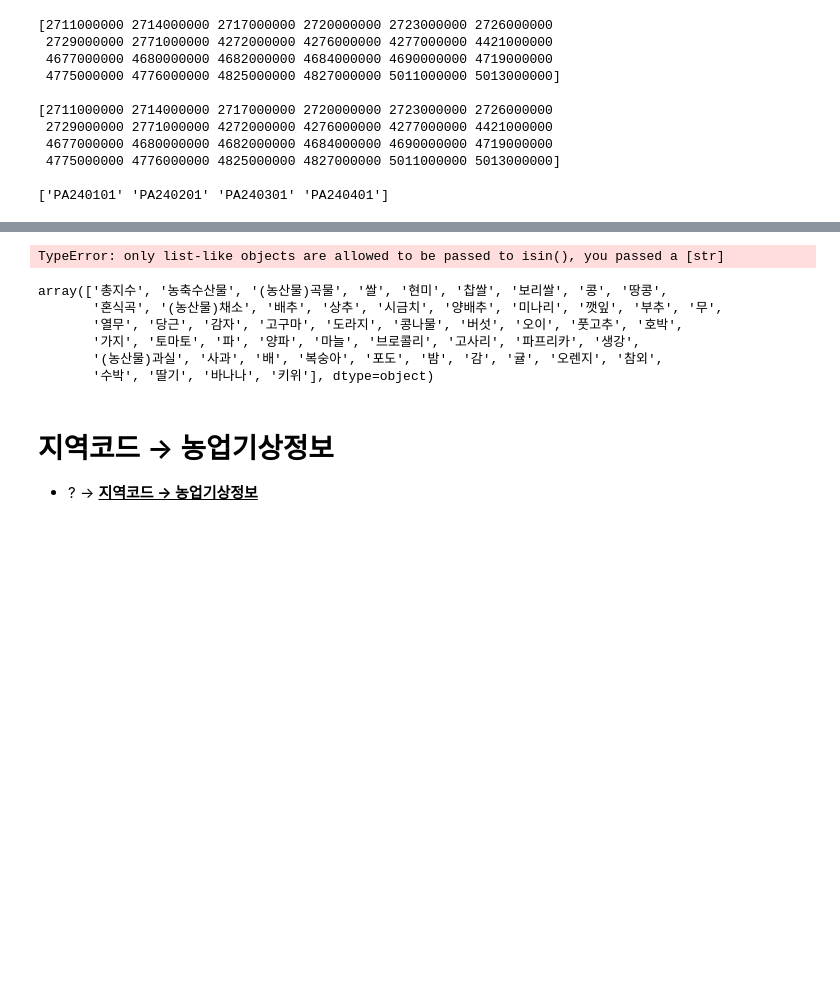
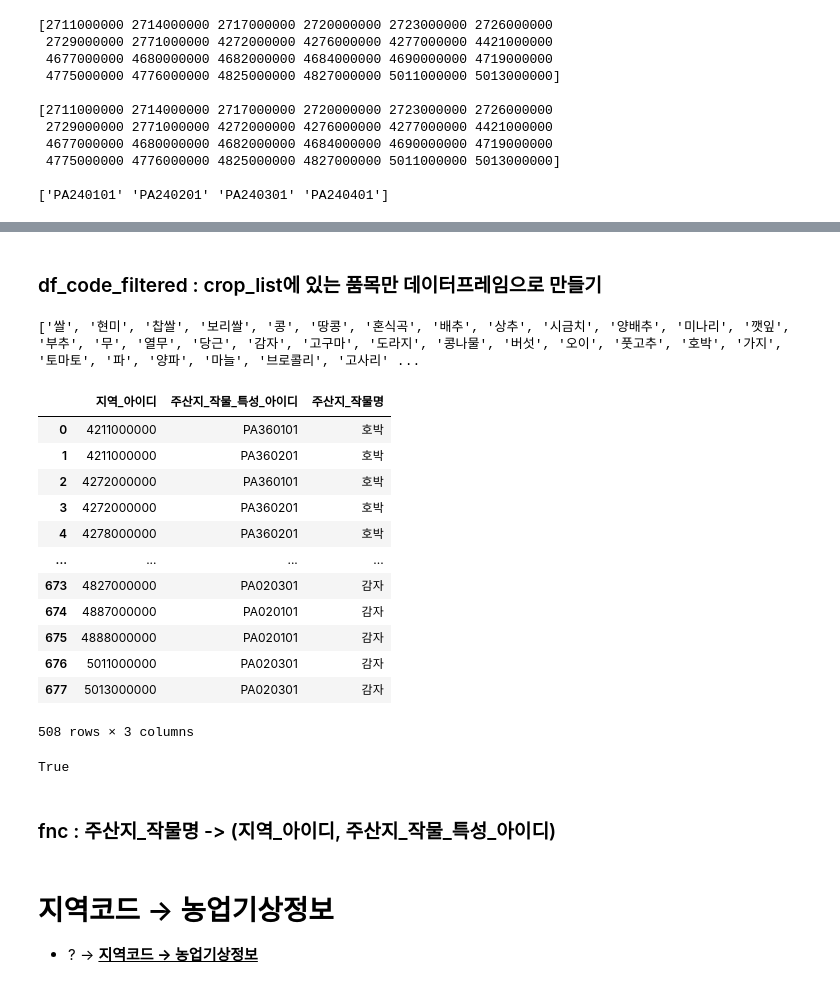
Before and after one commit to mols3131d/Agricultural-Products-Price-Prediction-, a Jupyter notebook: Data Collection/AgriWeather.ipynb, the cells around one changed output, grey strips where cells are left out. Drawn from its saved outputs; the diff is of its cells as text; code cells hidden in the pictures; blank space fills up the shorter version.

```diff
--- a/Data Collection/AgriWeather.ipynb
+++ b/Data Collection/AgriWeather.ipynb
@@ -232,17 +190,12 @@ print(
 # %% [output]
 True
 # %%
-df = df_code_raw.copy()
-df = df[df["주산지_작물명"] == "양배추"]["지역_아이디"]
-print(df.unique())
+# 한 품목에 대한 id 탐색
+print(df[df["주산지_작물명"] == "양배추"]["지역_아이디"].unique())
 print()
-df = df_code_raw.copy()
-df = df[df["주산지_작물명"].isin(["양배추"])]["지역_아이디"]
-print(df.unique())
+print(df[df["주산지_작물명"].isin(["양배추"])]["지역_아이디"].unique())
 print()
-df = df_code_raw.copy()
-df = df[df["주산지_작물명"] == "양배추"]["주산지_작물_특성_아이디"]
-print(df.unique())
+print(df[df["주산지_작물명"] == "양배추"]["주산지_작물_특성_아이디"].unique())
 # %% [output]
 [2711000000 2714000000 2717000000 2720000000 2723000000 2726000000
  2729000000 2771000000 4272000000 4276000000 4277000000 4421000000
@@ -261,16 +211,38 @@ print(df.unique())
-# %%
-for i in corp_list:
-    df[df.isin(i)]
-# %% [output]
-TypeError: only list-like objects are allowed to be passed to isin(), you passed a [str]
-# %%
-file_path = f"{data_path}소비자물가지수_품목별_연도별_월별_filtered.csv"
-df_filtered = pd.read_csv(file_path)
-df_filtered["품목별"].map(lambda x:x.strip(('\u3000'))).values
-# %% [output]
-array(['총지수', '농축수산물', '(농산물)곡물', '쌀', '현미', '찹쌀', '보리쌀', '콩', '땅콩',
-       '혼식곡', '(농산물)채소', '배추', '상추', '시금치', '양배추', '미나리', '깻잎', '부추', '무',
-       '열무', '당근', '감자', '고구마', '도라지', '콩나물', '버섯', '오이', '풋고추', '호박',
-       '가지', '토마토', '파', '양파', '마늘', '브로콜리', '고사리', '파프리카', '생강',
-       '(농산물)과실', '사과', '배', '복숭아', '포도', '밤', '감', '귤', '오렌지', '참외',
-       '수박', '딸기', '바나나', '키위'], dtype=object)
+# %% [markdown]
+### df_code_filtered : crop_list에 있는 품목만 데이터프레임으로 만들기
+# %%
+import definitions
+
+crop_list = definitions.crop_list
+print(crop_list)
+# %% [output]
+['쌀', '현미', '찹쌀', '보리쌀', '콩', '땅콩', '혼식곡', '배추', '상추', '시금치', '양배추', '미나리', '깻잎', '부추', '무', '열무', '당근', '감자', '고구마', '도라지', '콩나물', '버섯', '오이', '풋고추', '호박', '가지', '토마토', '파', '양파', '마늘', '브로콜리', '고사리' ...
+# %%
+df_code_filtered = df_code_raw.copy()
+
+df_code_filtered = df[df["주산지_작물명"].isin(crop_list)][["지역_아이디", "주산지_작물_특성_아이디", "주산지_작물명"]]
+display(df_code_filtered)
+# %% [output]
+|  | 지역_아이디 | 주산지_작물_특성_아이디 | 주산지_작물명 |
+| 0 | 4211000000 | PA360101 | 호박 |
+| 1 | 4211000000 | PA360201 | 호박 |
+| 2 | 4272000000 | PA360101 | 호박 |
+| 3 | 4272000000 | PA360201 | 호박 |
+| 4 | 4278000000 | PA360201 | 호박 |
+| ... | ... | ... | ... |
+| 673 | 4827000000 | PA020301 | 감자 |
+| 674 | 4887000000 | PA020101 | 감자 |
+| 675 | 4888000000 | PA020101 | 감자 |
+| 676 | 5011000000 | PA020301 | 감자 |
+| 677 | 5013000000 | PA020301 | 감자 |
+508 rows × 3 columns
+# %%
+# FmlandWthrInfo_code.csv
+import os
+file_name = "FmlandWthrInfo_code.csv"
+df_code_filtered.to_csv(f"{data_path}{file_name}", index=False)
+print(file_name in os.listdir(data_path))
+# %% [output]
+True
+# %% [markdown]
+### fnc : 주산지_작물명 -> (지역_아이디, 주산지_작물_특성_아이디)
```
Also changed, not shown: parts of 7 cells of this notebook, 2 other files.
